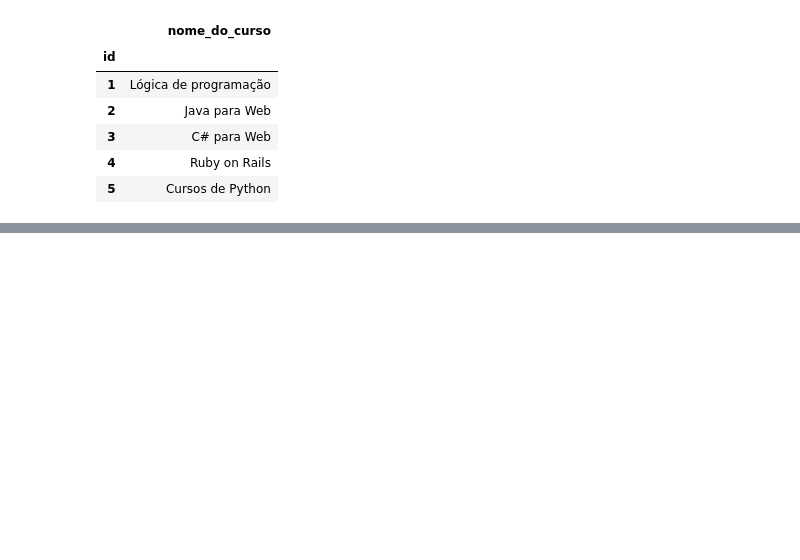
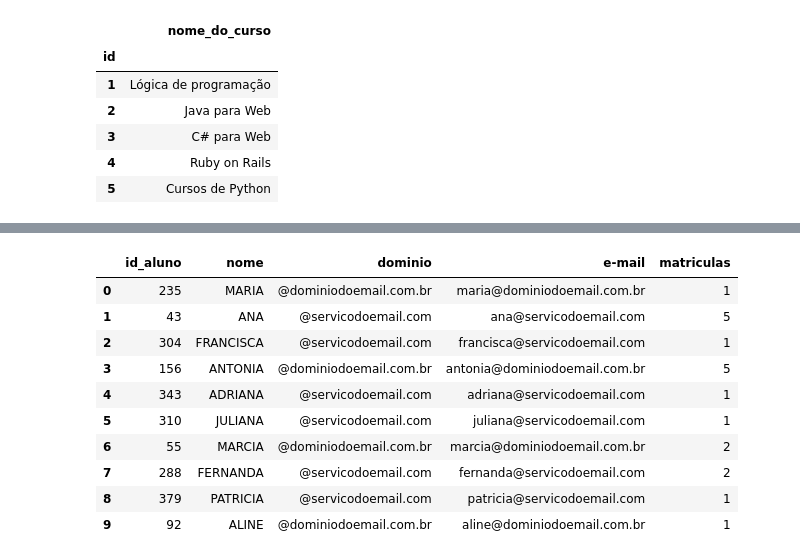
Before and after one commit to erikamarchi/pandas-formatos-diferentes-de-entrada-e-saida-io, a Jupyter notebook: Pandas_IO.ipynb, the cells around one changed output, grey strips where cells are left out. Drawn from its saved outputs; the diff is of its cells as text; code cells hidden in the pictures; blank space fills up the shorter version.

```diff
--- a/Pandas_IO.ipynb
+++ b/Pandas_IO.ipynb
@@ -249,0 +357,14 @@ dfCursos.head()
+# %%
+dfNomes.head(10)
+# %% [output]
+|  | id_aluno | nome | dominio | e-mail | matriculas |
+| 0 | 235 | MARIA | @dominiodoemail.com.br | maria@dominiodoemail.com.br | 1 |
+| 1 | 43 | ANA | @servicodoemail.com | ana@servicodoemail.com | 5 |
+| 2 | 304 | FRANCISCA | @servicodoemail.com | francisca@servicodoemail.com | 1 |
+| 3 | 156 | ANTONIA | @dominiodoemail.com.br | antonia@dominiodoemail.com.br | 5 |
+| 4 | 343 | ADRIANA | @servicodoemail.com | adriana@servicodoemail.com | 1 |
+| 5 | 310 | JULIANA | @servicodoemail.com | juliana@servicodoemail.com | 1 |
+| 6 | 55 | MARCIA | @dominiodoemail.com.br | marcia@dominiodoemail.com.br | 2 |
+| 7 | 288 | FERNANDA | @servicodoemail.com | fernanda@servicodoemail.com | 2 |
+| 8 | 379 | PATRICIA | @servicodoemail.com | patricia@servicodoemail.com | 1 |
+| 9 | 92 | ALINE | @dominiodoemail.com.br | aline@dominiodoemail.com.br | 1 |
```
Also changed, not shown: parts of 22 cells of this notebook.
